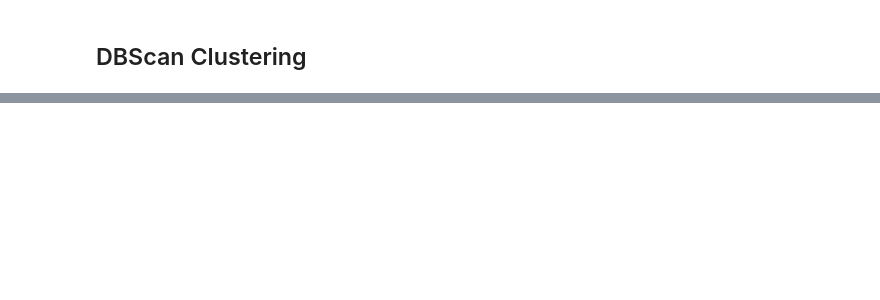
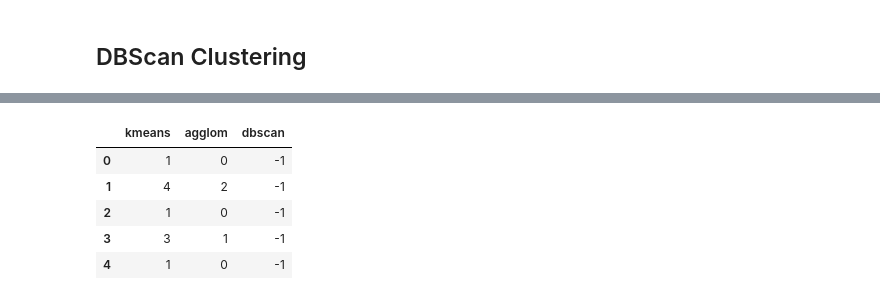
Before and after one commit to mohameddhameem/IBM-Machine-Learning, a Jupyter notebook: Unsupervised Machine Learning/Final Assignment/Clustering Unsupervised Assignment.ipynb, the cells around one changed output, grey strips where cells are left out. Cells and saved outputs as stored; diff of their text form; code cells hidden in the pictures; blank space fills up the shorter version.

```diff
--- a/Unsupervised Machine Learning/Final Assignment/Clustering Unsupervised Assignment.ipynb
+++ b/Unsupervised Machine Learning/Final Assignment/Clustering Unsupervised Assignment.ipynb
@@ -356,4 +362,5 @@ plt.show()
 # %%
 # use DBSCAN to cluster the data
 from sklearn.cluster import DBSCAN
-db = DBSCAN(eps=0.3, min_samples=10).fit(dataset_pca)
+db_model = DBSCAN(eps=0.3, min_samples=10).fit(dataset)
+df_results['dbscan'] = db_model.labels_
@@ -366,0 +367,9 @@ from sklearn.cluster import MeanShift, estimate_bandwidth
+# %%
+df_results.head()
+# %% [output]
+|  | kmeans | agglom | dbscan |
+| 0 | 1 | 0 | -1 |
+| 1 | 4 | 2 | -1 |
+| 2 | 1 | 0 | -1 |
+| 3 | 3 | 1 | -1 |
+| 4 | 1 | 0 | -1 |
```
Also changed, not shown: parts of 23 cells of this notebook, 10 other files.
